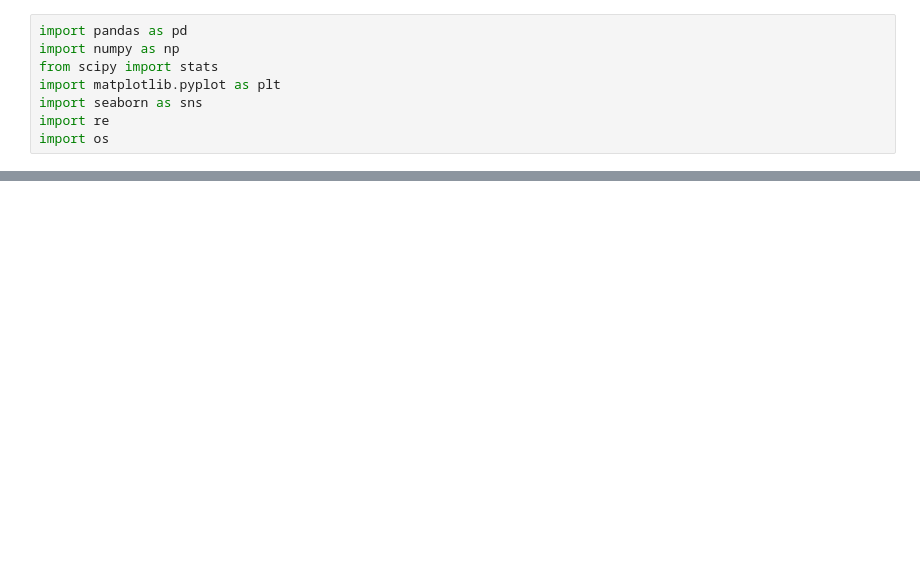
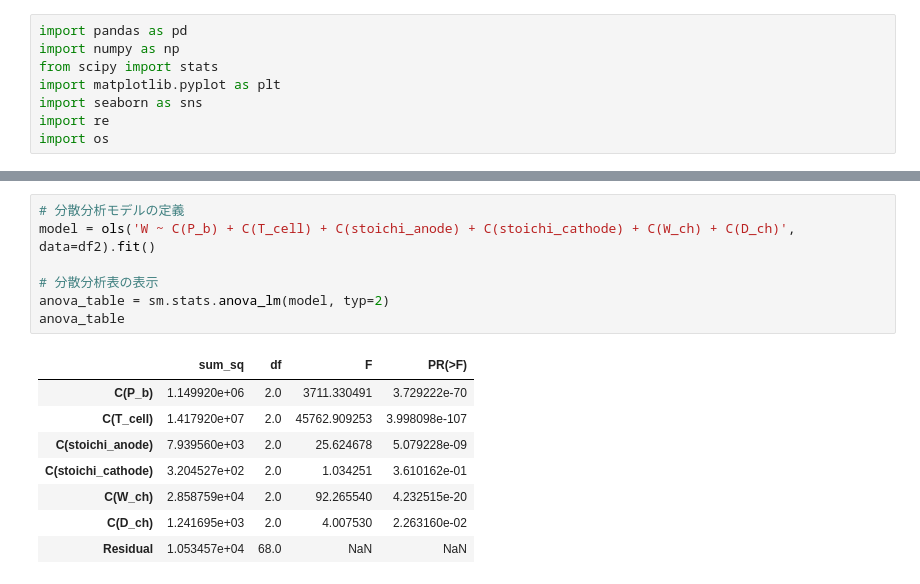
Before and after one commit to OkaHaruya/Oka-fcsl, a Jupyter notebook: ANOVA_24-3-21/OA.ipynb, the cells around one changed output, grey strips where cells are left out. Drawn from its saved outputs; the diff is of its cells as text; blank space fills up the shorter version.

```diff
--- a/ANOVA_24-3-21/OA.ipynb
+++ b/ANOVA_24-3-21/OA.ipynb
@@ -103,0 +178,16 @@ df
+# %%
+# 分散分析モデルの定義
+model = ols('W ~ C(P_b) + C(T_cell) + C(stoichi_anode) + C(stoichi_cathode) + C(W_ch) + C(D_ch)', data=df2).fit()
+
+# 分散分析表の表示
+anova_table = sm.stats.anova_lm(model, typ=2)
+anova_table
+# %% [output]
+|  | sum_sq | df | F | PR(>F) |
+| C(P_b) | 1.149920e+06 | 2.0 | 3711.330491 | 3.729222e-70 |
+| C(T_cell) | 1.417920e+07 | 2.0 | 45762.909253 | 3.998098e-107 |
+| C(stoichi_anode) | 7.939560e+03 | 2.0 | 25.624678 | 5.079228e-09 |
+| C(stoichi_cathode) | 3.204527e+02 | 2.0 | 1.034251 | 3.610162e-01 |
+| C(W_ch) | 2.858759e+04 | 2.0 | 92.265540 | 4.232515e-20 |
+| C(D_ch) | 1.241695e+03 | 2.0 | 4.007530 | 2.263160e-02 |
+| Residual | 1.053457e+04 | 68.0 | NaN | NaN |
```
Also changed, not shown: parts of 9 cells of this notebook.
